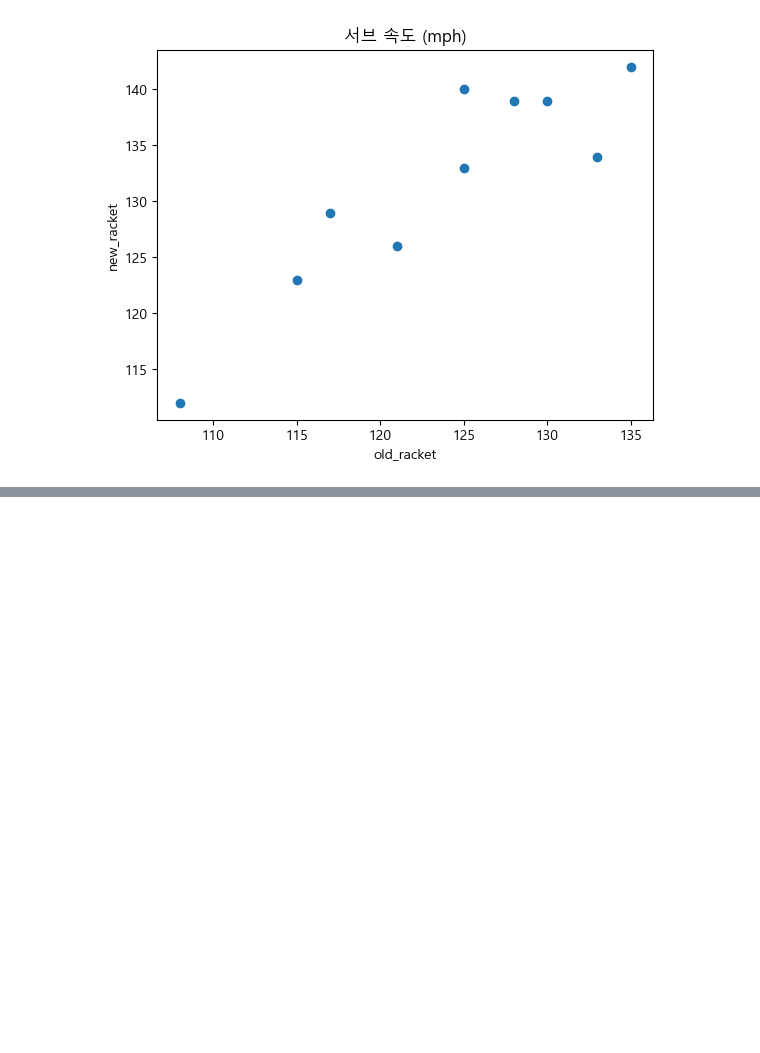
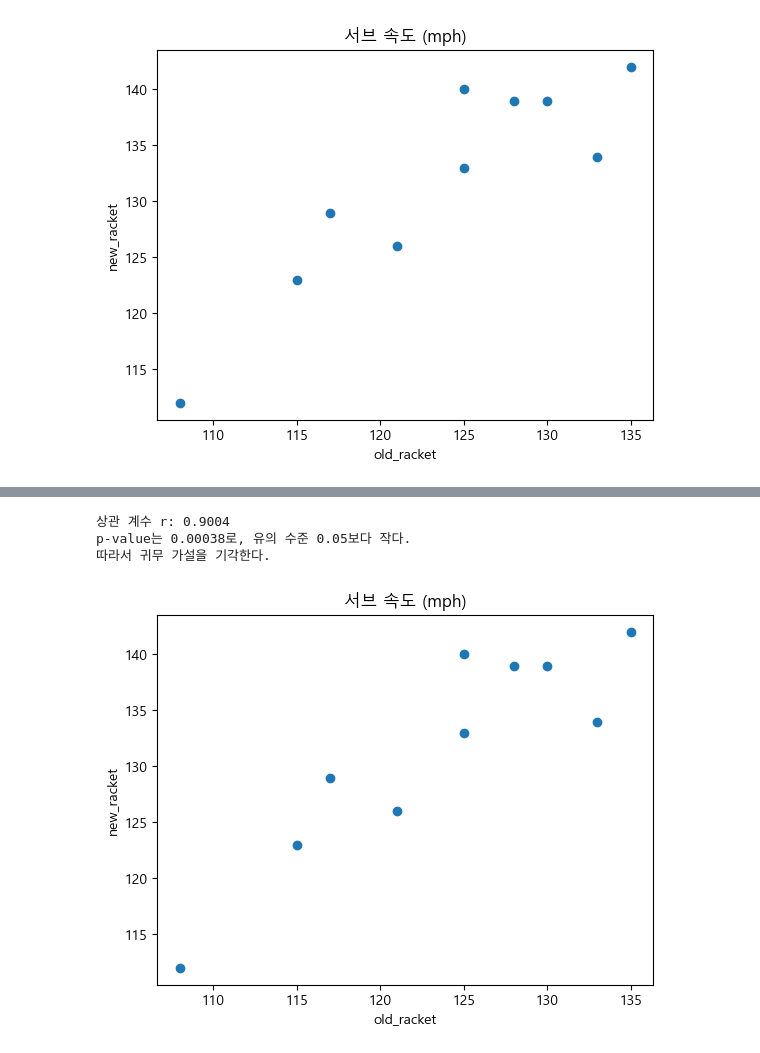
Before and after one commit to layla-focalors/r2python, a Jupyter notebook: chapter10/chapter10_06.ipynb, the cells around one changed output, grey strips where cells are left out. Saved outputs shown, nothing was run; the diff lists cells and outputs as text; code cells hidden in the pictures; blank space fills up the shorter version.

```diff
--- a/chapter10/chapter10_06.ipynb
+++ b/chapter10/chapter10_06.ipynb
@@ -49,0 +94,30 @@ p-value는 0.00038로, 유의 수준 0.05보다 작다.
+# %%
+import numpy as np
+import scipy.stats as stats
+import matplotlib.pyplot as plt
+
+old_racket = np.array([125, 133, 108, 128, 115, 135, 125, 117, 130, 121])
+new_racket = np.array([133, 134, 112, 139, 123, 142, 140, 129, 139, 126])
+
+# 상관 계수 계산
+r, p_value = stats.pearsonr(old_racket, new_racket)
+print(f'상관 계수 r: {r:.4f}')
+
+alpha = 0.05
+if p_value < alpha:
+    print(f"p-value는 {p_value:.5f}로, 유의 수준 {alpha}보다 작다.\n따라서 귀무 가설을 기각한다.")
+else:
+    print(f"p-value는 {p_value:.5f}로, 유의 수준 {alpha}보다 크거나 같다.\n따라서 귀무 가설을 기각할 수 없음")
+
+# 산점도 그리기
+plt.rc('font', family='Malgun Gothic')
+plt.scatter(old_racket, new_racket)
+plt.xlabel('old_racket')
+plt.ylabel('new_racket')
+plt.title('서브 속도 (mph)')
+plt.show()
+# %% [output]
+상관 계수 r: 0.9004
+p-value는 0.00038로, 유의 수준 0.05보다 작다.
+따라서 귀무 가설을 기각한다.
+[figure, added]
```
Also changed, not shown: parts of 1 cell of this notebook, 48 other files.
